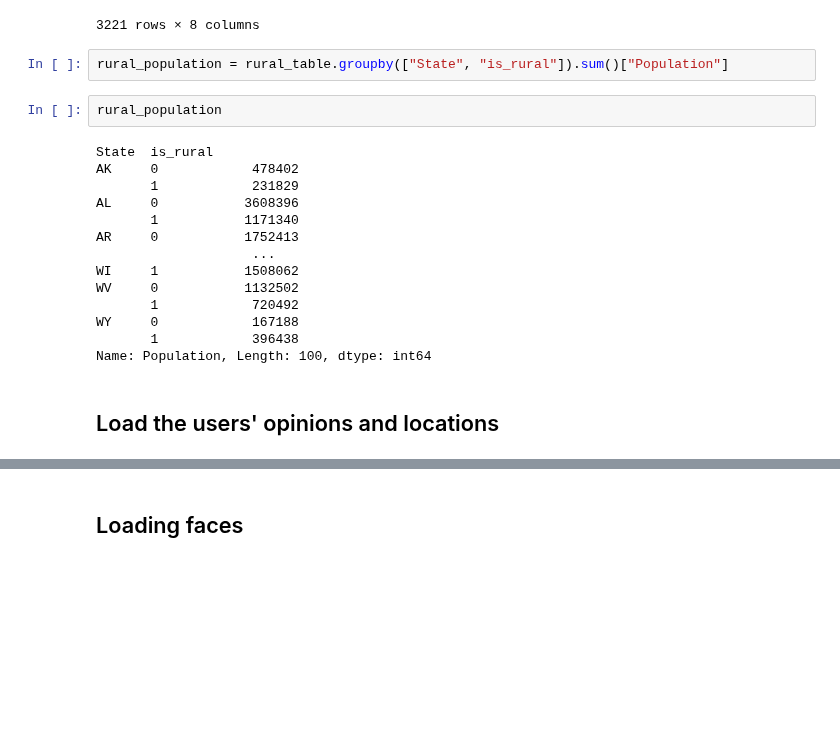
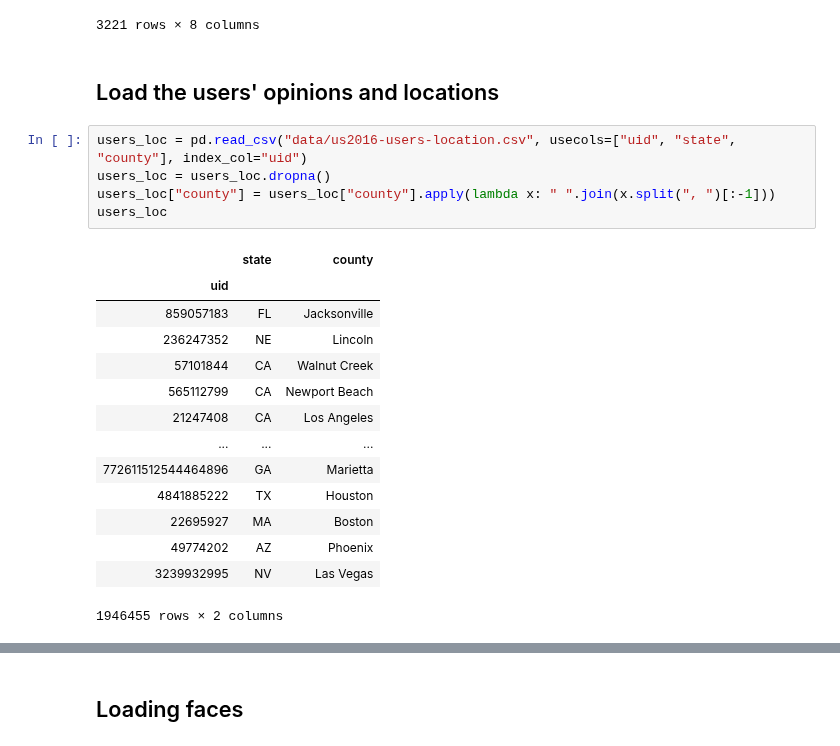
Before and after one commit to kayzhou/US_election, a Jupyter notebook: user_reweight_US.ipynb, the cells around one changed output, grey strips where cells are left out. Cells and saved outputs as stored; diff of their text form; blank space fills up the shorter version.

```diff
--- a/user_reweight_US.ipynb
+++ b/user_reweight_US.ipynb
@@ -42,23 +51,25 @@ rural_table
 | 3219 | 72151 | PR | Yabucoa Municipio | 37,941 | 1 | Metro - Counties in metro areas o... | 37941 | 0 |
 | 3220 | 72153 | PR | Yauco Municipio | 42,043 | 2 | Metro - Counties in metro areas o... | 42043 | 0 |
 3221 rows × 8 columns
-# %%
-rural_population = rural_table.groupby(["State", "is_rural"]).sum()["Population"]
-# %%
-rural_population
-# %% [output]
-State  is_rural
-AK     0            478402
-       1            231829
-AL     0           3608396
-       1           1171340
-AR     0           1752413
-                    ...
-WI     1           1508062
-WV     0           1132502
-       1            720492
-WY     0            167188
-       1            396438
-Name: Population, Length: 100, dtype: int64
 # %% [markdown]
 ## Load the users' opinions and locations
+# %%
+users_loc = pd.read_csv("data/us2016-users-location.csv", usecols=["uid", "state", "county"], index_col="uid")
+users_loc = users_loc.dropna()
+users_loc["county"] = users_loc["county"].apply(lambda x: " ".join(x.split(", ")[:-1]))
+users_loc
+# %% [output]
+|  | state | county |
+| uid |  |  |
+| 859057183 | FL | Jacksonville |
+| 236247352 | NE | Lincoln |
+| 57101844 | CA | Walnut Creek |
+| 565112799 | CA | Newport Beach |
+| 21247408 | CA | Los Angeles |
+| ... | ... | ... |
+| 772611512544464896 | GA | Marietta |
+| 4841885222 | TX | Houston |
+| 22695927 | MA | Boston |
+| 49774202 | AZ | Phoenix |
+| 3239932995 | NV | Las Vegas |
+1946455 rows × 2 columns
```
Also changed, not shown: parts of 15 cells of this notebook.
